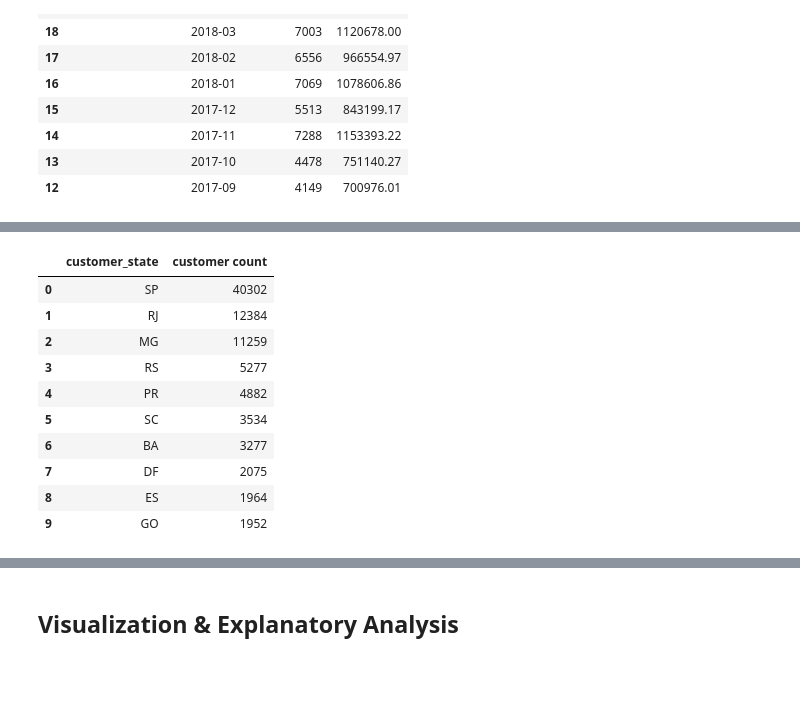
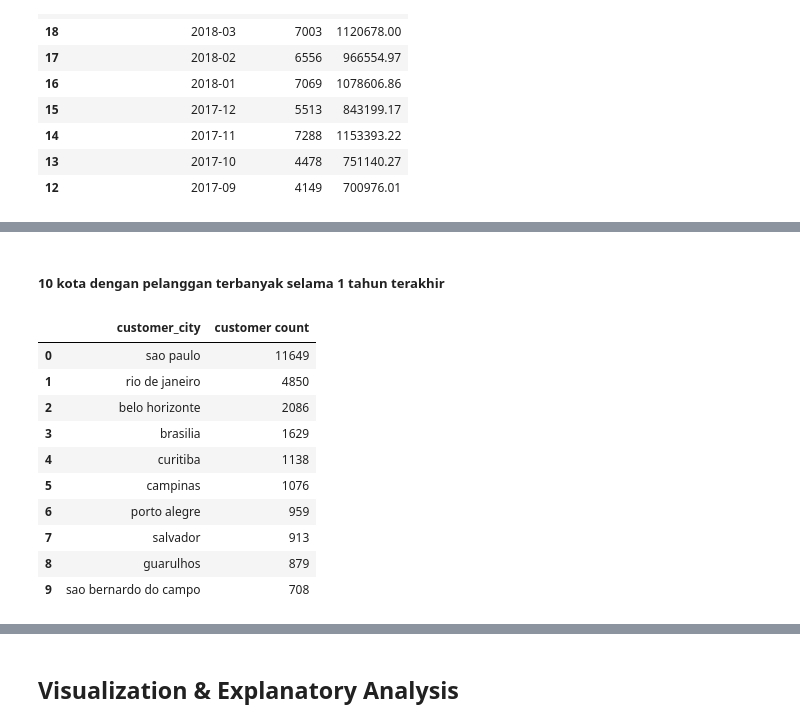
Before and after one commit to f4qihuddin/data_analysis_submission, a Jupyter notebook: Proyek_Analisis_Data.ipynb, the cells around one changed output, grey strips where cells are left out. Saved outputs shown, nothing was run; the diff lists cells and outputs as text; code cells hidden in the pictures; blank space fills up the shorter version.

```diff
--- a/Proyek_Analisis_Data.ipynb
+++ b/Proyek_Analisis_Data.ipynb
@@ -80,3 +66,10 @@ product_category_name_df = pd.read_csv('/content/drive/MyDrive/Machine Learning
+# %%
+customer_df = pd.read_csv('https://drive.google.com/uc?export=download&id=1i6UQD8sCDeE3F7XzuhEIFQ3Kynme_AcT')
+order_items_df = pd.read_csv('https://drive.google.com/uc?export=download&id=1_YEiMviDnHO9HO6G1elOKdeJLzVidNyz')
+order_payments_df = pd.read_csv('https://drive.google.com/uc?export=download&id=1DMy4lKVKLrBGiRRhsP91JZ5x2hZQFqHi')
+order_reviews_df = pd.read_csv('https://drive.google.com/uc?export=download&id=1kwyM5JOR3UCkckUuFo6JeXbgbA9VQT96')
+orders_df = pd.read_csv('https://drive.google.com/uc?export=download&id=1v2Yry5SEDc81MlZQJip_wqWOzNdDMTr3')
+products_df = pd.read_csv('https://drive.google.com/uc?export=download&id=1X_bFsTdtJMktUKqc1FlP5ZlElQ2euvBW')
 # %% [markdown]
 ### Assessing Data
 # %% [markdown]
@@ -601,0 +636,10 @@ last_year_order
+# %%
+orders_customers_df = pd.merge(
+    left=customer_df,
+    right=orders_df,
+    how="left",
+    left_on="customer_id",
+    right_on="customer_id"
+)
+
+orders_customers_df.head()
@@ -601,0 +655,13 @@ last_year_order
+# %%
+# Temukan tanggal terbaru dalam DataFrame
+latest_date = orders_customers_df['order_purchase_timestamp'].max()
+
+# Hitung tanggal satu tahun sebelum tanggal terbaru
+one_year_ago = latest_date - pd.DateOffset(years=1)
+
+# Filter DataFrame untuk data 1 tahun terakhir
+customer_order_last_year_df = orders_customers_df[orders_customers_df['order_purchase_timestamp'] >= one_year_ago]
+
+top10_customer_states = customer_order_last_year_df.groupby(by='customer_state').customer_unique_id.nunique().sort_values(ascending=False).reset_index().head(10)
+top10_customer_states.rename(columns={'customer_unique_id': 'customer count'}, inplace=True)
+top10_customer_states
@@ -602,16 +680,18 @@ last_year_order
+# %% [markdown]
+##### 10 kota dengan pelanggan terbanyak selama 1 tahun terakhir
 # %%
-top10_customer_states = customer_df.groupby(by='customer_state').customer_unique_id.nunique().sort_values(ascending=False).reset_index().head(10)
-top10_customer_states.rename(columns={'customer_unique_id': 'customer count'}, inplace=True)
-top10_customer_states
+top10_customer_cities = customer_order_last_year_df.groupby(by='customer_city').customer_unique_id.nunique().sort_values(ascending=False).reset_index().head(10)
+top10_customer_cities.rename(columns={'customer_unique_id': 'customer count'}, inplace=True)
+top10_customer_cities
 # %% [output]
-|  | customer_state | customer count |
-| 0 | SP | 40302 |
-| 1 | RJ | 12384 |
-| 2 | MG | 11259 |
-| 3 | RS | 5277 |
-| 4 | PR | 4882 |
-| 5 | SC | 3534 |
-| 6 | BA | 3277 |
-| 7 | DF | 2075 |
-| 8 | ES | 1964 |
-| 9 | GO | 1952 |
+|  | customer_city | customer count |
+| 0 | sao paulo | 11649 |
+| 1 | rio de janeiro | 4850 |
+| 2 | belo horizonte | 2086 |
+| 3 | brasilia | 1629 |
+| 4 | curitiba | 1138 |
+| 5 | campinas | 1076 |
+| 6 | porto alegre | 959 |
+| 7 | salvador | 913 |
+| 8 | guarulhos | 879 |
+| 9 | sao bernardo do campo | 708 |
```
Also changed, not shown: parts of 56 cells of this notebook, 15 other files.
